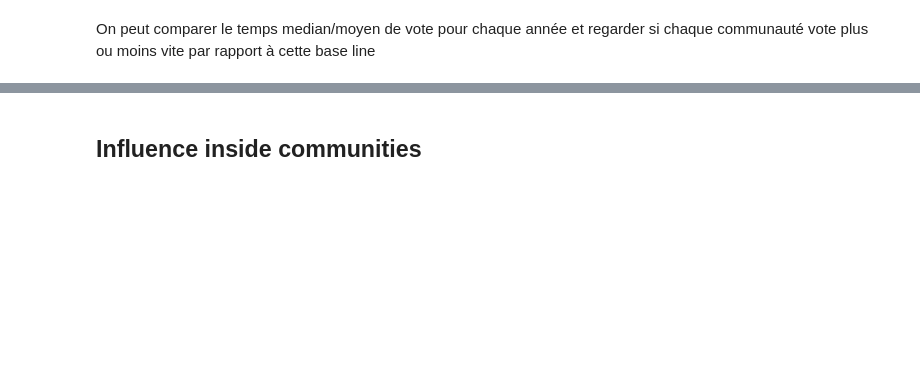
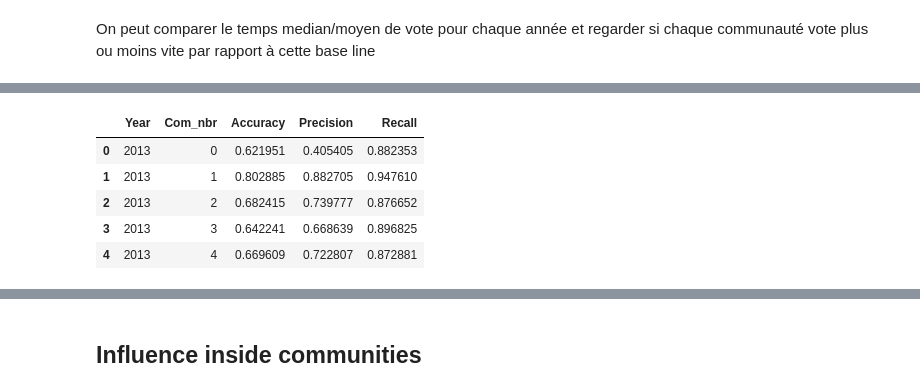
Before and after one commit to epfl-ada/ada-2023-project-abracadabra, a Jupyter notebook: community_analysis.ipynb, the cells around one changed output, grey strips where cells are left out. Cells and saved outputs as stored; diff of their text form; code cells hidden in the pictures; blank space fills up the shorter version.

```diff
--- a/community_analysis.ipynb
+++ b/community_analysis.ipynb
@@ -177,12 +200,14 @@ def com_vote(df_ref, df_com_year_, year):
 
     return df_stat_com
 # %%
-df_stat_com = pd.DataFrame(columns=['Year', 'Com_nbr', 'Pos_vote_prop', 'Neg_vote_prop', 'Neu_vote_prop'])
+#create the df
+df_vote_type_com = pd.DataFrame(columns=['Year', 'Com_nbr', 'Pos_vote_prop', 'Neg_vote_prop', 'Neu_vote_prop'])
+#loop over all years to have statistics on all of them
 for year in dict_com.keys():
     df_com_year = dict_com[str(year)]
     stat_com = com_vote(df_ref, df_com_year, year)
-    df_stat_com = pd.concat([df_stat_com, stat_com], ignore_index=True)
-df_stat_com.head(5)
+    df_vote_type_com = pd.concat([df_vote_type_com, stat_com], ignore_index=True)
+df_vote_type_com.head(5)
 # %% [output]
 |  | Year | Com_nbr | Pos_vote_prop | Neg_vote_prop | Neu_vote_prop |
 | 0 | 2013 | 0 | 0.451220 | 0.463415 | 0.085366 |
@@ -268,12 +313,19 @@ df_vote_evolution.head(5)
 | 3 | Cncmaster | BDD | 1 | 1.0 | 2013.0 | 2013-04-20 00:11:00 | '''Support''' per noms. BDD is a ... | 1 | 0.966667 | 3 |
 | 4 | Miniapolis | BDD | 1 | 1.0 | 2013.0 | 2013-04-20 00:56:00 | '''Support''', with great pleasur... | 1 | 1.716667 | 4 |
 # %%
-def com_vote(df_ref, df_com_year_, year):
+def com_voting_time(df_ref, df_com_year_, year):
+    """ Compute the voting time mean and median per year
+    Args:
+        df_ref (pd.DataFrame): Dataframe containing voting time per year
+        df_com_year_ (DataFrame): Dataframe containing source and their matching community for a specific year
+        year (float): specific year matching df_com_year_
+    Returns:
+        df_prop_vote_per_year (pd.DataFrame): DataFrame containing the proportion per vote type per year
+    """
     #filter the ref df
     df_ref_year = df_ref[df_ref['Year']==int(year)]
     #extract the source for the community df for 1 year
     source_per_com = df_com_year_.groupby('Community').apply(lambda x : x['Source'])
-
 
     mean_voting_time = []
     median_voting_time = []
@@ -289,6 +341,7 @@ def com_vote(df_ref, df_com_year_, year):
 
         median_ = df_com['Voting_time'].median()
         median_voting_time.append(median_)
+
     #create the df
     years_ = [int(year)]*(df_com_year_['Community'].max()+1)
     com = list(range(df_com_year_['Community'].max()+1))
@@ -371,0 +490,16 @@ On peut comparer le temps median/moyen de vote pour chaque année et regarder si
+# %%
+#create the df
+df_recall_accuracy_precision_com = pd.DataFrame(columns=['Year', 'Com_nbr', 'Accuracy', 'Precision', 'Recall'])
+#loop over all years to compute recall, accuracy and preicison per commuity
+for year in dict_com.keys():
+    df_com_year = dict_com[str(year)]
+    stat_com = compute_df_recall_accuracy_precision(df_ref, df_com_year, year)
+    df_recall_accuracy_precision_com = pd.concat([df_recall_accuracy_precision_com, stat_com], ignore_index=True)
+df_recall_accuracy_precision_com.head(5)
+# %% [output]
+|  | Year | Com_nbr | Accuracy | Precision | Recall |
+| 0 | 2013 | 0 | 0.621951 | 0.405405 | 0.882353 |
+| 1 | 2013 | 1 | 0.802885 | 0.882705 | 0.947610 |
+| 2 | 2013 | 2 | 0.682415 | 0.739777 | 0.876652 |
+| 3 | 2013 | 3 | 0.642241 | 0.668639 | 0.896825 |
+| 4 | 2013 | 4 | 0.669609 | 0.722807 | 0.872881 |
```
Also changed, not shown: parts of 25 cells of this notebook.
